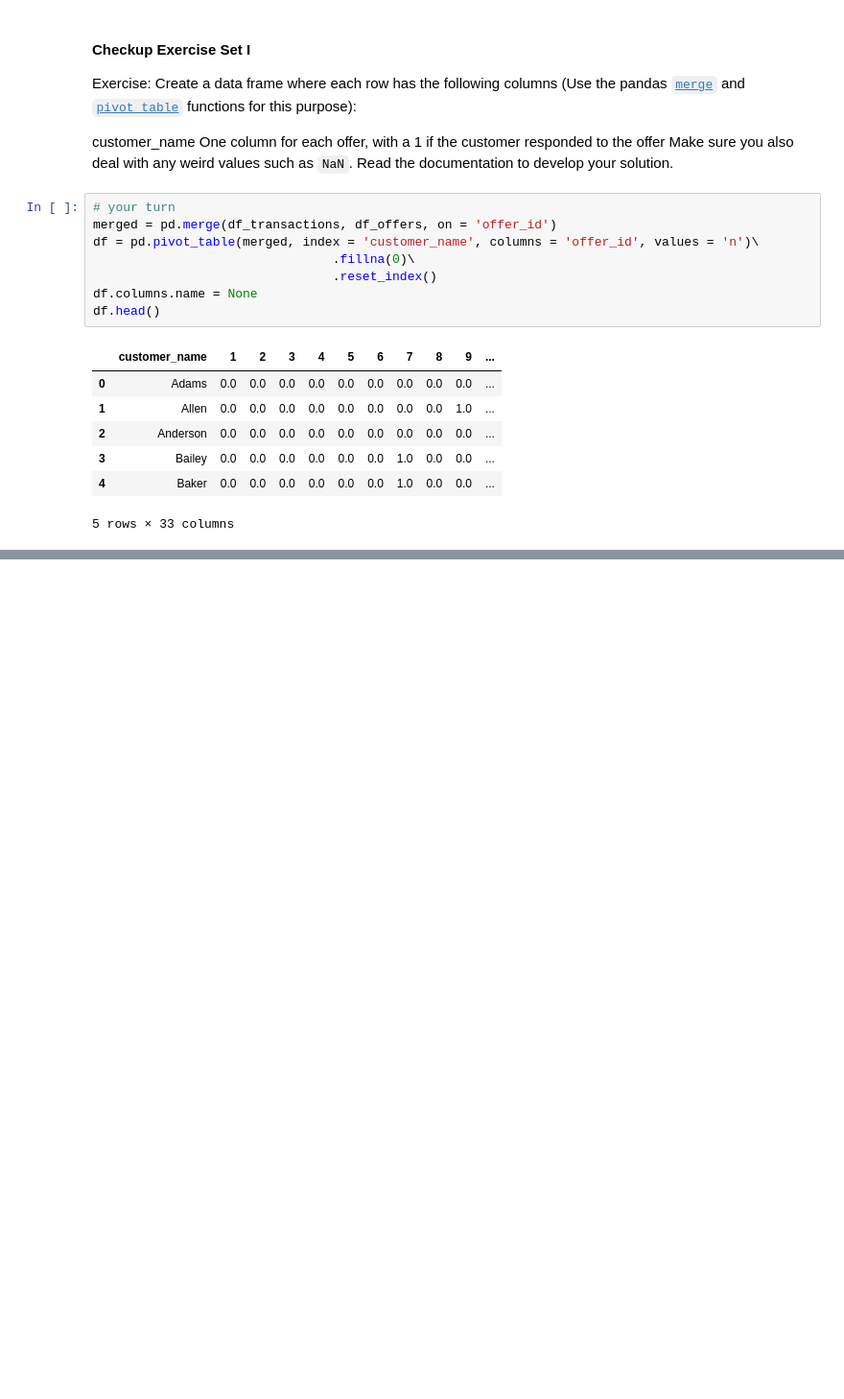
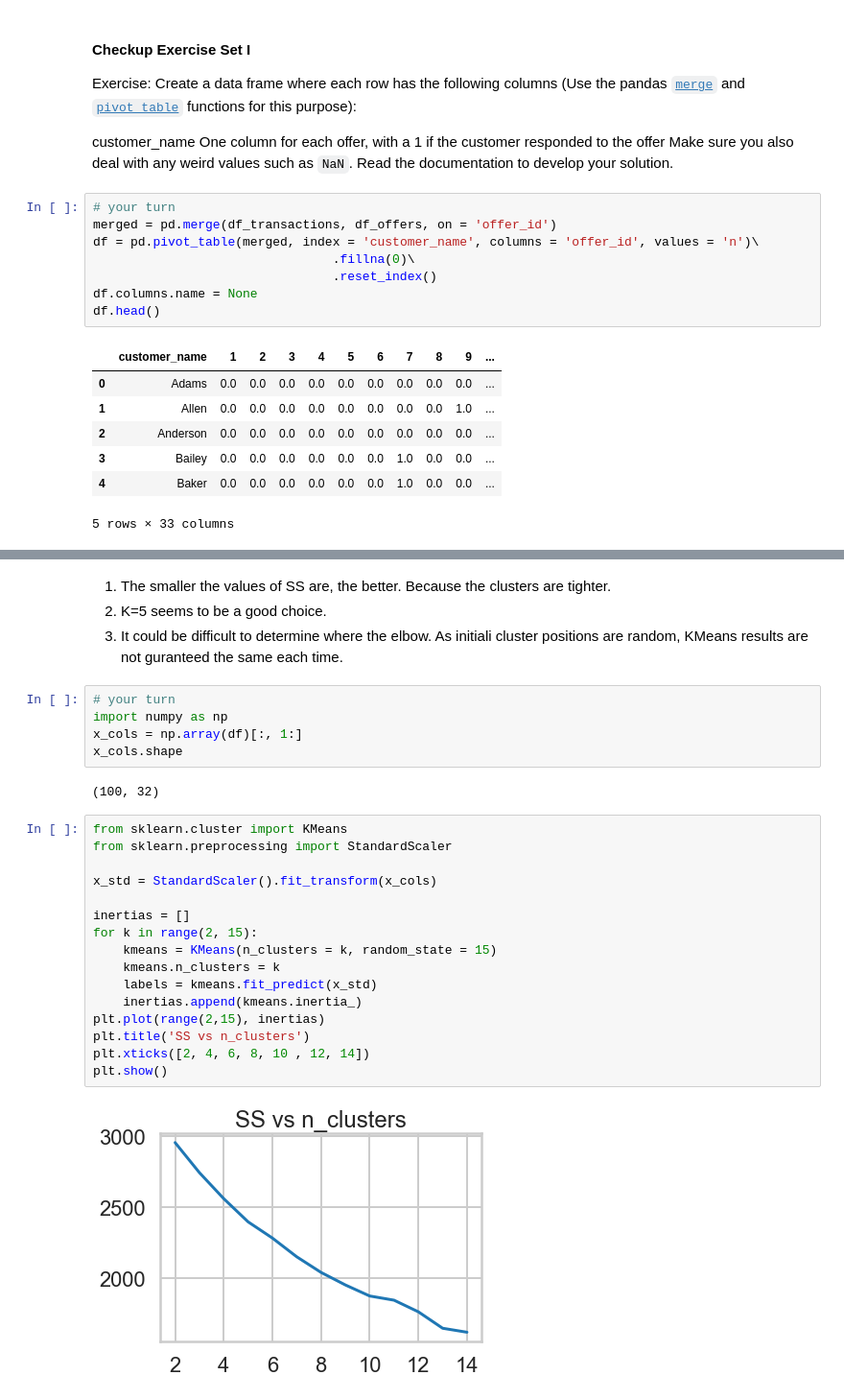
Before and after one commit to nortonlyr/MachineLearningExercises, a Jupyter notebook: Mini_project_clustering.ipynb, the cells around one changed output, grey strips where cells are left out. Shown: that part at 96% size. Cells and saved outputs as stored; diff of their text form; blank space fills up the shorter version.

Commit message:
Finished Mini_project_clustering ex

```diff
--- a/Mini_project_clustering.ipynb
+++ b/Mini_project_clustering.ipynb
@@ -71,0 +91,29 @@ df.head()
+# %% [markdown]
+1. The smaller the values of SS are, the better. Because the clusters are tighter.
+4. K=5 seems to be a good choice.
+6. It could be difficult to determine where the elbow. As initiali cluster positions are random, KMeans results are not guranteed the same each time.
+# %%
+# your turn
+import numpy as np
+x_cols = np.array(df)[:, 1:]
+x_cols.shape
+# %% [output]
+(100, 32)
+# %%
+from sklearn.cluster import KMeans
+from sklearn.preprocessing import StandardScaler
+
+x_std = StandardScaler().fit_transform(x_cols)
+
+inertias = []
+for k in range(2, 15):
+    kmeans = KMeans(n_clusters = k, random_state = 15)
+    kmeans.n_clusters = k
+    labels = kmeans.fit_predict(x_std)
+    inertias.append(kmeans.inertia_)
+plt.plot(range(2,15), inertias)
+plt.title('SS vs n_clusters')
+plt.xticks([2, 4, 6, 8, 10 , 12, 14])
+plt.show()
+# %% [output]
+[figure, added]
```
Also changed, not shown: parts of 25 cells of this notebook.
